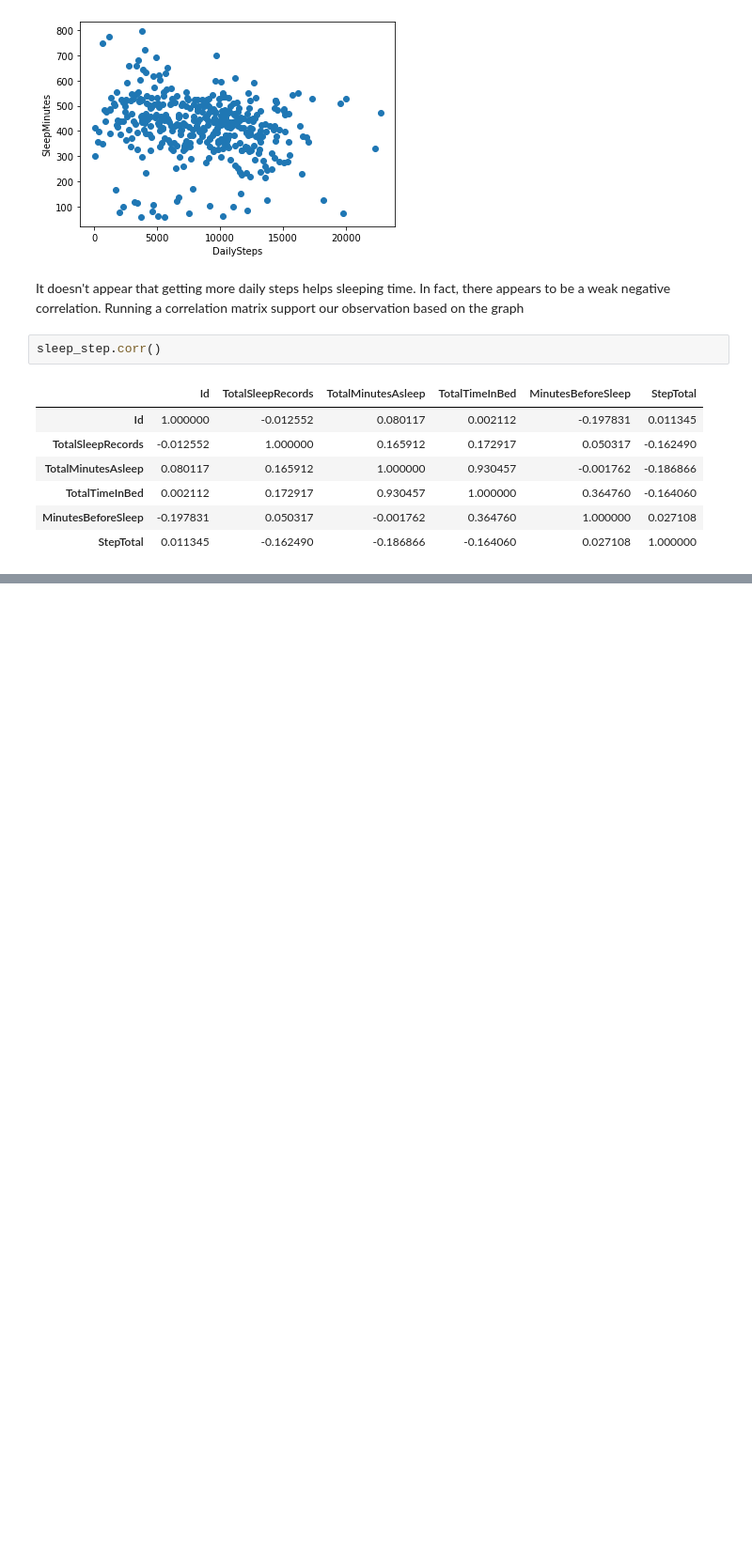
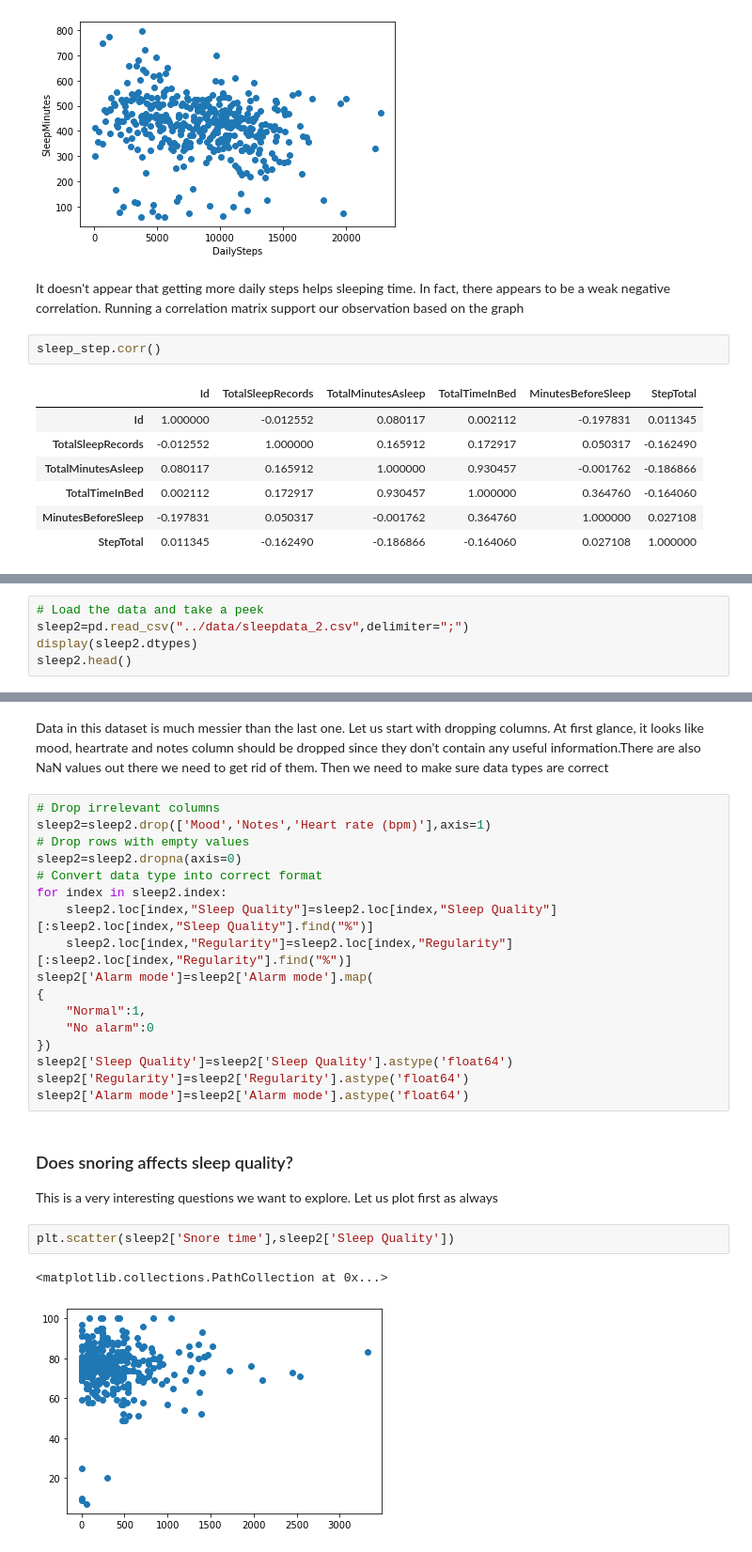
Before and after one commit to yship1002/yship1002.github.io, a Jupyter notebook: notebook/project.ipynb, the cells around one changed output, grey strips where cells are left out. Shown: that part at 94% size. Saved outputs shown, nothing was run; the diff lists cells and outputs as text; blank space fills up the shorter version.

```diff
--- a/notebook/project.ipynb
+++ b/notebook/project.ipynb
@@ -79,0 +122,5 @@ sleep_step.corr()
+# %%
+# Load the data and take a peek
+sleep2=pd.read_csv("../data/sleepdata_2.csv",delimiter=";")
+display(sleep2.dtypes)
+sleep2.head()
@@ -79,0 +152,27 @@ sleep_step.corr()
+# %% [markdown]
+Data in this dataset is much messier than the last one. Let us start with dropping columns. At first glance, it looks like mood, heartrate and notes column should be dropped since they don't contain any useful information.There are also NaN values out there we need to get rid of them. Then we need to make sure data types are correct
+# %%
+# Drop irrelevant columns
+sleep2=sleep2.drop(['Mood','Notes','Heart rate (bpm)'],axis=1)
+# Drop rows with empty values
+sleep2=sleep2.dropna(axis=0)
+# Convert data type into correct format
+for index in sleep2.index:
+    sleep2.loc[index,"Sleep Quality"]=sleep2.loc[index,"Sleep Quality"][:sleep2.loc[index,"Sleep Quality"].find("%")]
+    sleep2.loc[index,"Regularity"]=sleep2.loc[index,"Regularity"][:sleep2.loc[index,"Regularity"].find("%")]
+sleep2['Alarm mode']=sleep2['Alarm mode'].map(
+{
+    "Normal":1,
+    "No alarm":0
+})
+sleep2['Sleep Quality']=sleep2['Sleep Quality'].astype('float64')
+sleep2['Regularity']=sleep2['Regularity'].astype('float64')
+sleep2['Alarm mode']=sleep2['Alarm mode'].astype('float64')
+# %% [markdown]
+<h3 style="text-align:left">Does snoring affects sleep quality?</h3>
+<p>This is a very interesting questions we want to explore. Let us plot first as always</p>
+# %%
+plt.scatter(sleep2['Snore time'],sleep2['Sleep Quality'])
+# %% [output]
+<matplotlib.collections.PathCollection at 0x...>
+[figure, added]
```
Also changed, not shown: parts of 16 cells of this notebook, 2 other files.
